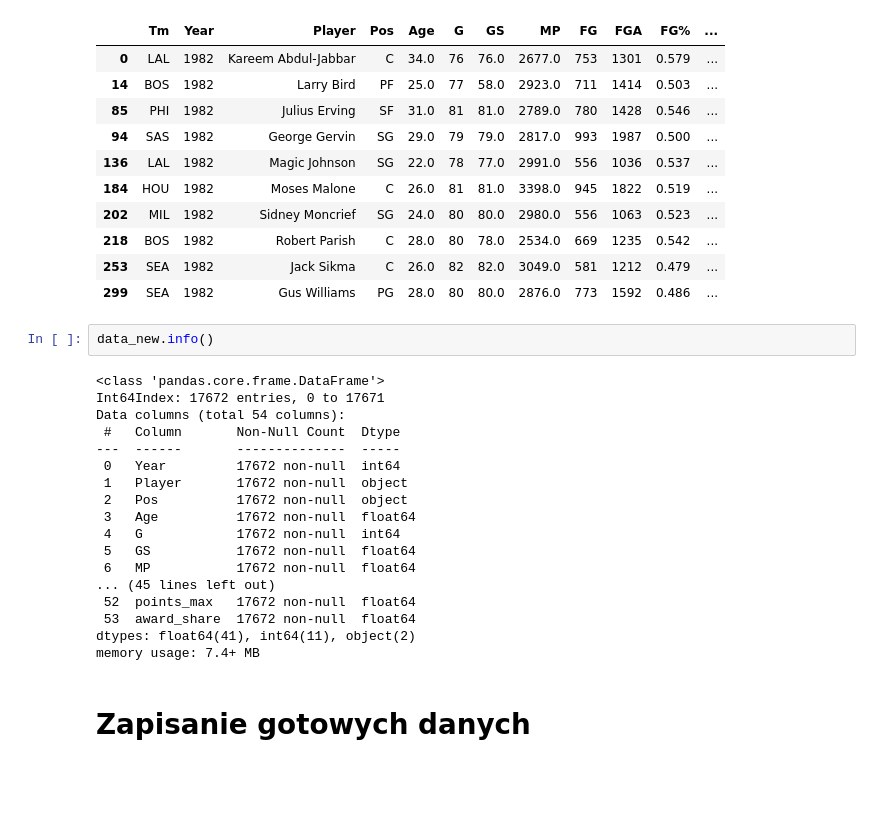
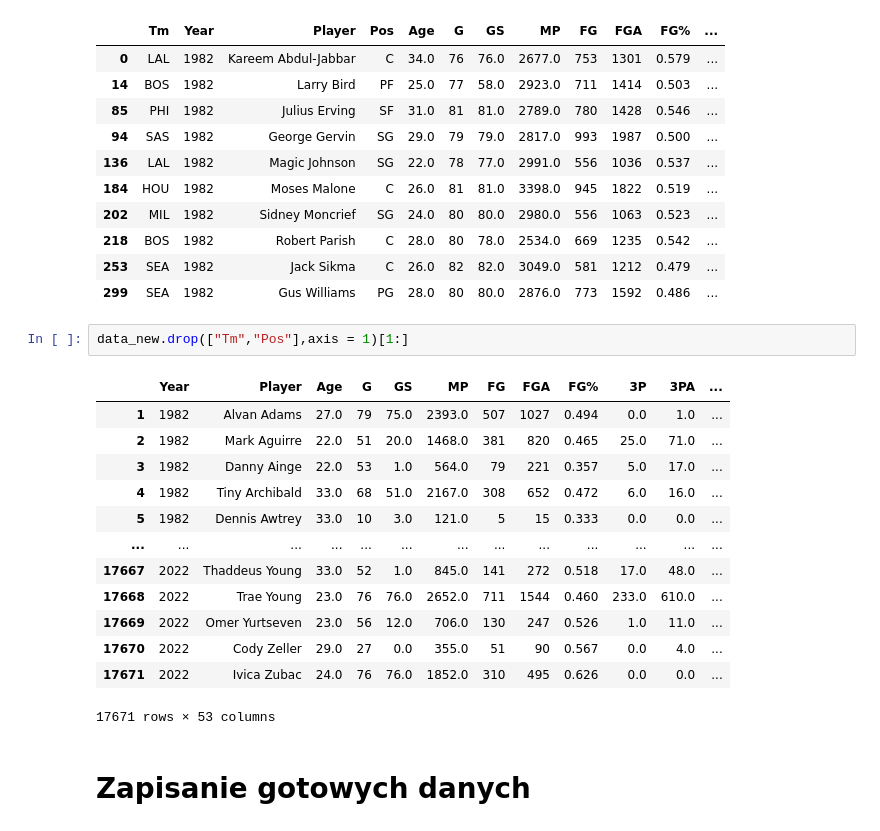
Before and after one commit to dgortych/MVP_Prediction---Thesis, a Jupyter notebook: data_cleaning.ipynb, the cells around one changed output. Saved outputs shown, nothing was run; the diff lists cells and outputs as text; blank space fills up the shorter version.

```diff
--- a/data_cleaning.ipynb
+++ b/data_cleaning.ipynb
@@ -334,26 +342,22 @@ data_new[data_new['award_share'] > 0.02].head(10)
 | 218 | BOS | 1982 | Robert Parish | C | 28.0 | 80 | 78.0 | 2534.0 | 669 | 1235 | 0.542 | ... |
 | 253 | SEA | 1982 | Jack Sikma | C | 26.0 | 82 | 82.0 | 3049.0 | 581 | 1212 | 0.479 | ... |
 | 299 | SEA | 1982 | Gus Williams | PG | 28.0 | 80 | 80.0 | 2876.0 | 773 | 1592 | 0.486 | ... |
-# %%
-data_new.info()
-# %% [output]
-<class 'pandas.core.frame.DataFrame'>
-Int64Index: 17672 entries, 0 to 17671
-Data columns (total 54 columns):
- #   Column       Non-Null Count  Dtype
----  ------       --------------  -----
- 0   Year         17672 non-null  int64
- 1   Player       17672 non-null  object
- 2   Pos          17672 non-null  object
- 3   Age          17672 non-null  float64
- 4   G            17672 non-null  int64
- 5   GS           17672 non-null  float64
- 6   MP           17672 non-null  float64
-... (45 lines left out)
- 52  points_max   17672 non-null  float64
- 53  award_share  17672 non-null  float64
-dtypes: float64(41), int64(11), object(2)
-memory usage: 7.4+ MB
+# %%
+data_new.drop(["Tm","Pos"],axis = 1)[1:]
+# %% [output]
+|  | Year | Player | Age | G | GS | MP | FG | FGA | FG% | 3P | 3PA | ... |
+| 1 | 1982 | Alvan Adams | 27.0 | 79 | 75.0 | 2393.0 | 507 | 1027 | 0.494 | 0.0 | 1.0 | ... |
+| 2 | 1982 | Mark Aguirre | 22.0 | 51 | 20.0 | 1468.0 | 381 | 820 | 0.465 | 25.0 | 71.0 | ... |
+| 3 | 1982 | Danny Ainge | 22.0 | 53 | 1.0 | 564.0 | 79 | 221 | 0.357 | 5.0 | 17.0 | ... |
+| 4 | 1982 | Tiny Archibald | 33.0 | 68 | 51.0 | 2167.0 | 308 | 652 | 0.472 | 6.0 | 16.0 | ... |
+| 5 | 1982 | Dennis Awtrey | 33.0 | 10 | 3.0 | 121.0 | 5 | 15 | 0.333 | 0.0 | 0.0 | ... |
+| ... | ... | ... | ... | ... | ... | ... | ... | ... | ... | ... | ... | ... |
+| 17667 | 2022 | Thaddeus Young | 33.0 | 52 | 1.0 | 845.0 | 141 | 272 | 0.518 | 17.0 | 48.0 | ... |
+| 17668 | 2022 | Trae Young | 23.0 | 76 | 76.0 | 2652.0 | 711 | 1544 | 0.460 | 233.0 | 610.0 | ... |
+| 17669 | 2022 | Omer Yurtseven | 23.0 | 56 | 12.0 | 706.0 | 130 | 247 | 0.526 | 1.0 | 11.0 | ... |
+| 17670 | 2022 | Cody Zeller | 29.0 | 27 | 0.0 | 355.0 | 51 | 90 | 0.567 | 0.0 | 4.0 | ... |
+| 17671 | 2022 | Ivica Zubac | 24.0 | 76 | 76.0 | 1852.0 | 310 | 495 | 0.626 | 0.0 | 0.0 | ... |
+17671 rows × 53 columns
 # %% [markdown]
 # Zapisanie gotowych danych
 # %%
```
Also changed, not shown: parts of 3 cells of this notebook, 4 other files.
